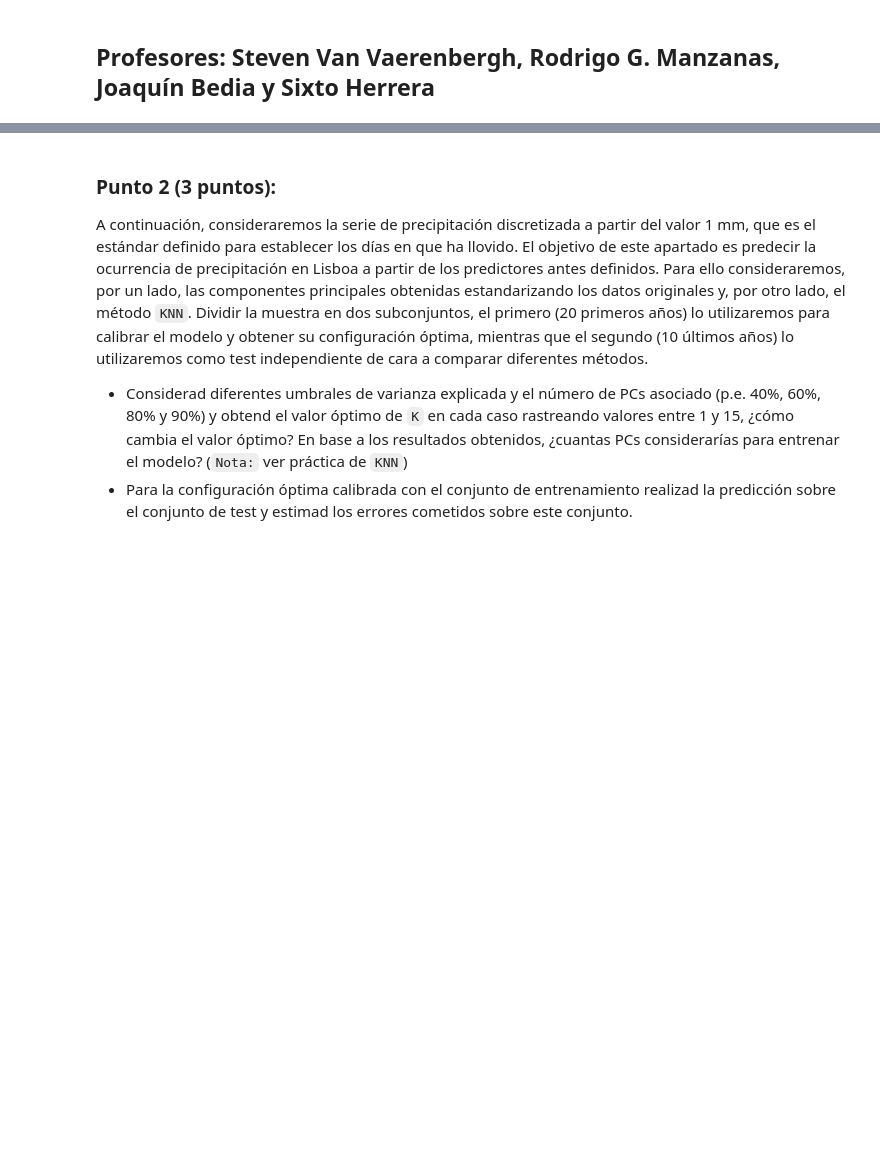
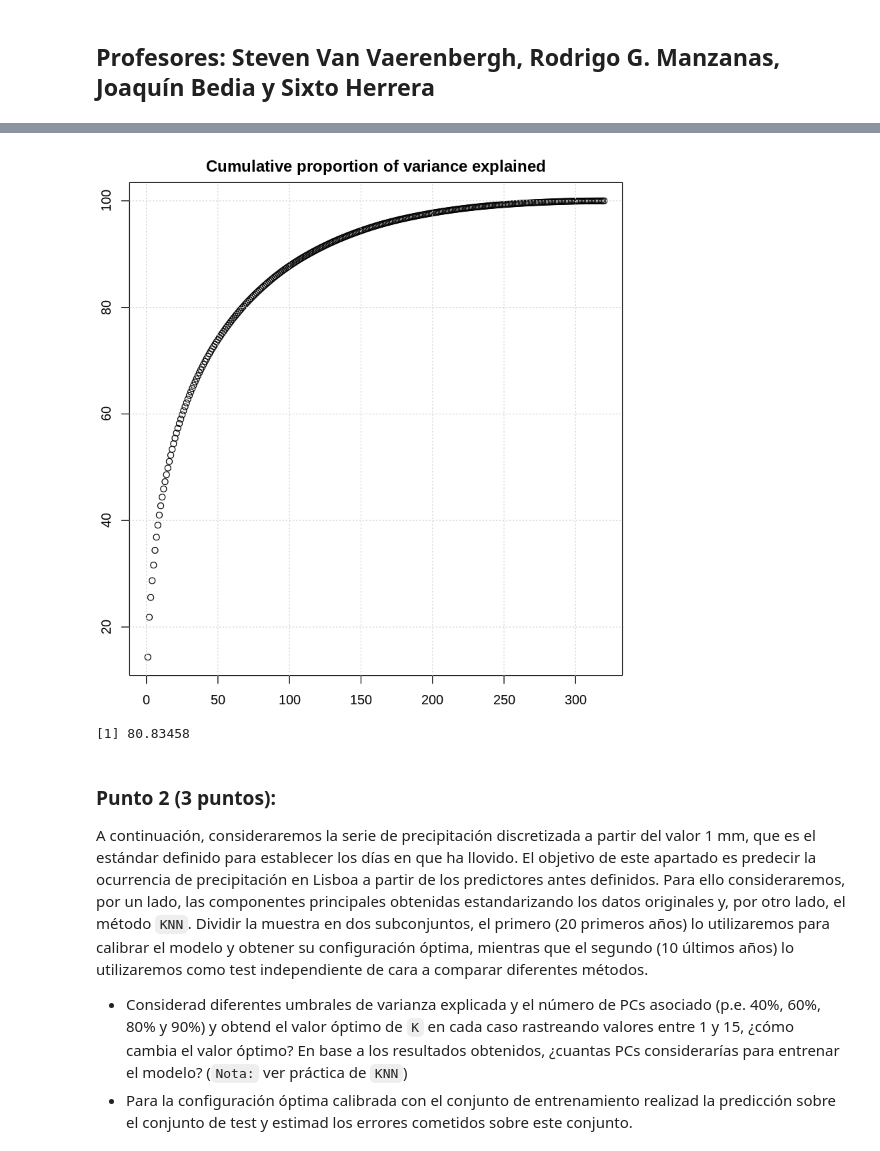
Before and after one commit to yerartdev/uc-m1966-datamining, a Jupyter notebook: d2/T02-m1966-clasificacion-reduccion-dimensionalidad.ipynb, the cells around one changed output, grey strips where cells are left out. Saved outputs shown, nothing was run; the diff lists cells and outputs as text; code cells hidden in the pictures; blank space fills up the shorter version.

```diff
--- a/d2/T02-m1966-clasificacion-reduccion-dimensionalidad.ipynb
+++ b/d2/T02-m1966-clasificacion-reduccion-dimensionalidad.ipynb
@@ -36,0 +316,3 @@ En primer lugar, considerar el dataset completo incluyendo tanto las variables p
+# %%
+loadings <- pca_full_scaled$rotation
+sdev <- pca_full_scaled$sdev
@@ -36,0 +368,14 @@ En primer lugar, considerar el dataset completo incluyendo tanto las variables p
+# %%
+#varianza explicada vs num de cp
+par(mfrow=c(1,1), mar=c(2.1,2.1,2.1,2.1))
+plot(cumsum(pca$sdev)/sum(pca$sdev)*100,main="Cumulative proportion of variance explained")
+grid()
+par(mfrow=c(1,1))
+# %% [output]
+[figure, added]
+# %%
+#varianza explicada con 70 pcas
+var_exp <- cumsum(pca$sdev)/sum(pca$sdev)*100
+var_exp[70]
+# %% [output]
+[1] 80.83458
```
Also changed, not shown: parts of 47 cells of this notebook.
